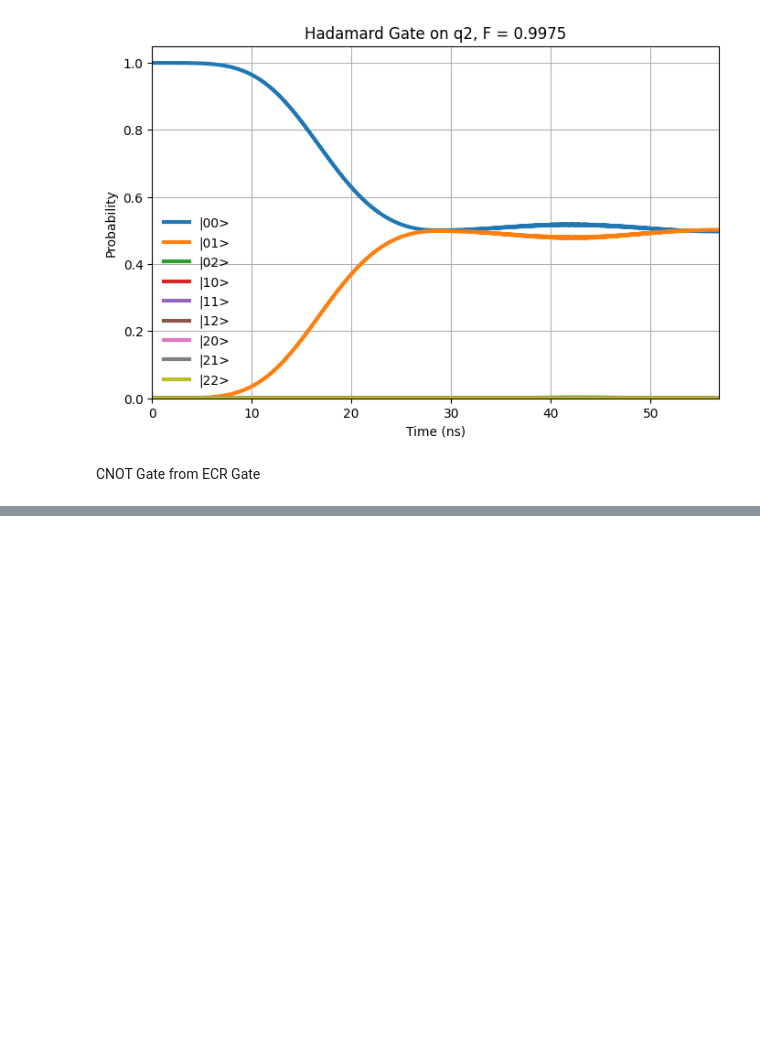
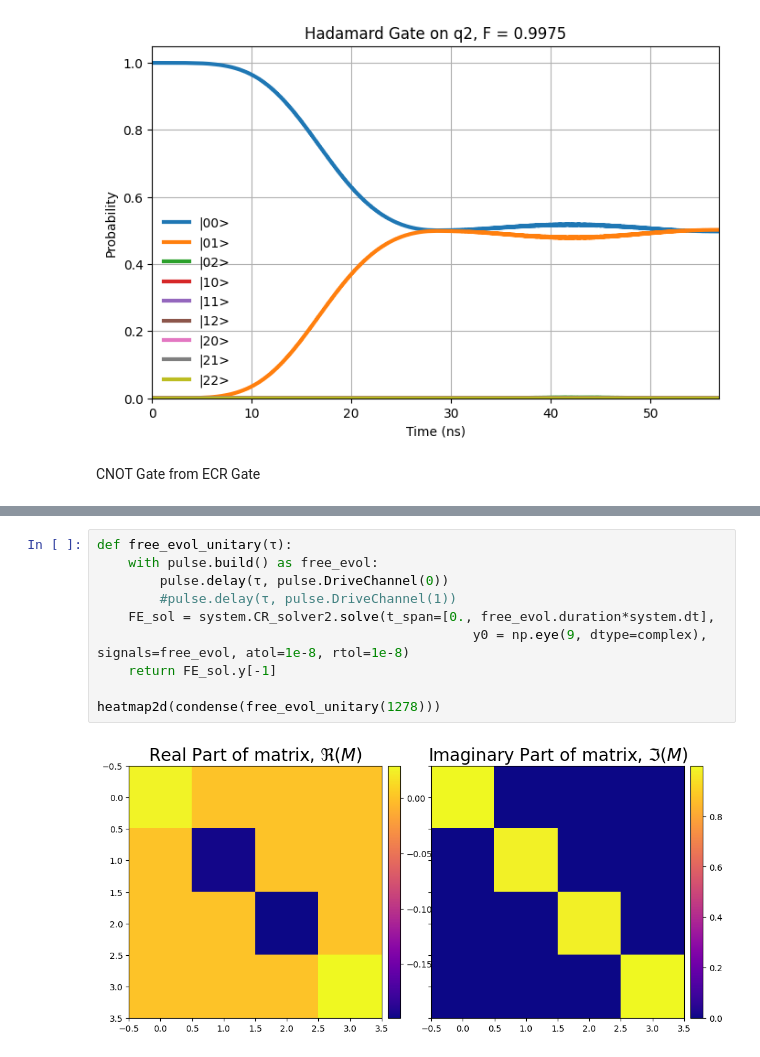
Before and after one commit to kapil-d/transmon-sim, a Jupyter notebook: two_transmon_gates.ipynb, the cells around one changed output, grey strips where cells are left out. Cells and saved outputs as stored; diff of their text form; blank space fills up the shorter version.

Commit message:
added unitary approach to simulating X2PM sequence

```diff
--- a/two_transmon_gates.ipynb
+++ b/two_transmon_gates.ipynb
@@ -675,0 +814,12 @@ heatmap2d((1/np.sqrt(2))*(-1-1j)*condense(ideal_cnot))
+# %%
+def free_evol_unitary(τ):
+    with pulse.build() as free_evol:
+        pulse.delay(τ, pulse.DriveChannel(0))
+        #pulse.delay(τ, pulse.DriveChannel(1))
+    FE_sol = system.CR_solver2.solve(t_span=[0., free_evol.duration*system.dt],
+                                                y0 = np.eye(9, dtype=complex), signals=free_evol, atol=1e-8, rtol=1e-8)
+    return FE_sol.y[-1]
+
+heatmap2d(condense(free_evol_unitary(1278)))
+# %% [output]
+[figure, added]
```
Also changed, not shown: parts of 28 cells of this notebook.
